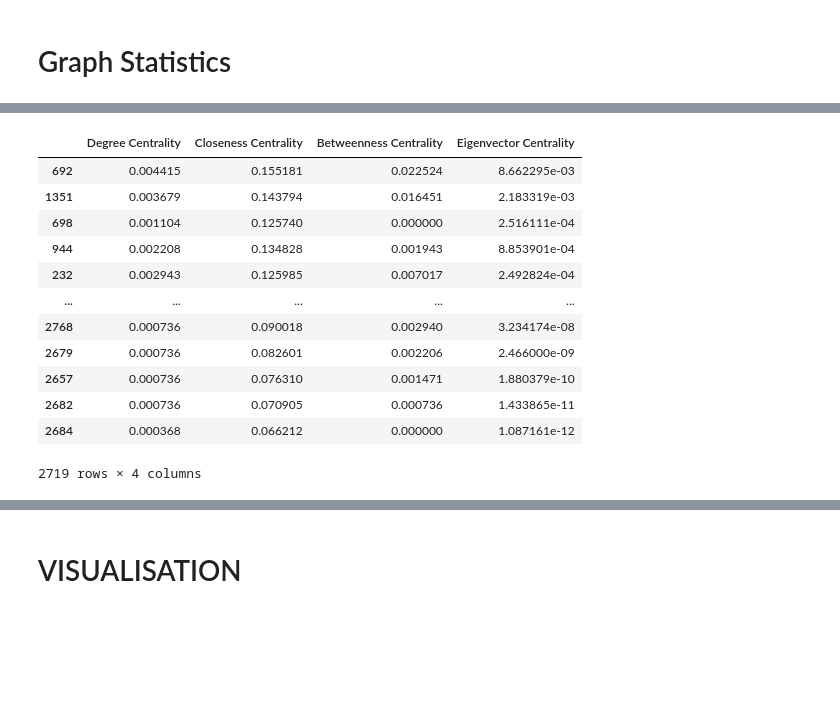
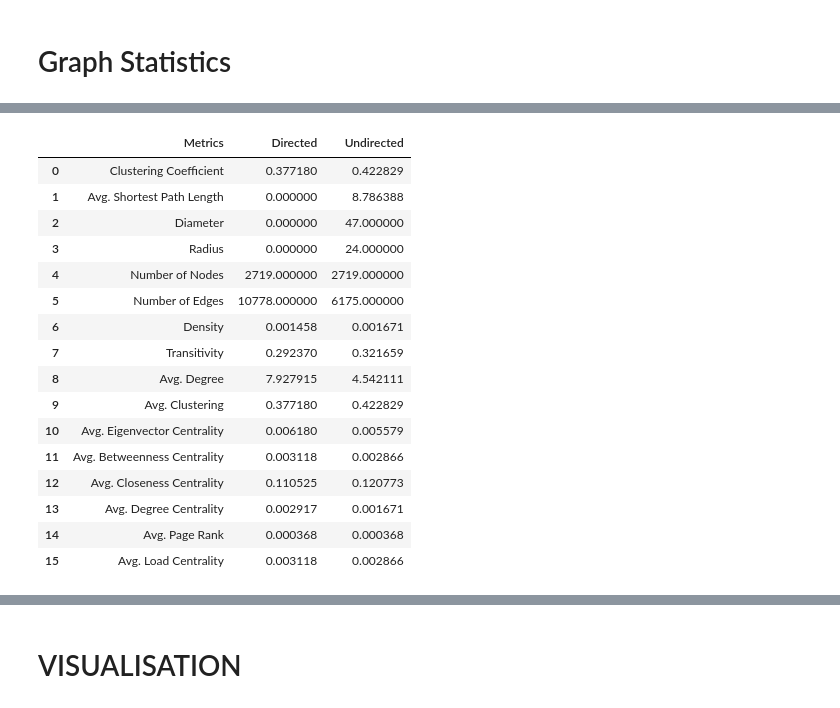
Before and after one commit to airscholar/AlphaTeam, a Jupyter notebook: analysis/Rail.ipynb, the cells around one changed output, grey strips where cells are left out. Saved outputs shown, nothing was run; the diff lists cells and outputs as text; code cells hidden in the pictures; blank space fills up the shorter version.

```diff
--- a/analysis/Rail.ipynb
+++ b/analysis/Rail.ipynb
@@ -128,16 +9,21 @@ stats.columns = ['Degree Centrality', 'Closeness Centrality', 'Betweenness Centr
-# %%
-stats
-# %% [output]
-|  | Degree Centrality | Closeness Centrality | Betweenness Centrality | Eigenvector Centrality |
-| 692 | 0.004415 | 0.155181 | 0.022524 | 8.662295e-03 |
-| 1351 | 0.003679 | 0.143794 | 0.016451 | 2.183319e-03 |
-| 698 | 0.001104 | 0.125740 | 0.000000 | 2.516111e-04 |
-| 944 | 0.002208 | 0.134828 | 0.001943 | 8.853901e-04 |
-| 232 | 0.002943 | 0.125985 | 0.007017 | 2.492824e-04 |
-| ... | ... | ... | ... | ... |
-| 2768 | 0.000736 | 0.090018 | 0.002940 | 3.234174e-08 |
-| 2679 | 0.000736 | 0.082601 | 0.002206 | 2.466000e-09 |
-| 2657 | 0.000736 | 0.076310 | 0.001471 | 1.880379e-10 |
-| 2682 | 0.000736 | 0.070905 | 0.000736 | 1.433865e-11 |
-| 2684 | 0.000368 | 0.066212 | 0.000000 | 1.087161e-12 |
-2719 rows × 4 columns
+# %%
+global_metrics = compute_global_metrics(networkx)
+global_metrics
+# %% [output]
+|  | Metrics | Directed | Undirected |
+| 0 | Clustering Coefficient | 0.377180 | 0.422829 |
+| 1 | Avg. Shortest Path Length | 0.000000 | 8.786388 |
+| 2 | Diameter | 0.000000 | 47.000000 |
+| 3 | Radius | 0.000000 | 24.000000 |
+| 4 | Number of Nodes | 2719.000000 | 2719.000000 |
+| 5 | Number of Edges | 10778.000000 | 6175.000000 |
+| 6 | Density | 0.001458 | 0.001671 |
+| 7 | Transitivity | 0.292370 | 0.321659 |
+| 8 | Avg. Degree | 7.927915 | 4.542111 |
+| 9 | Avg. Clustering | 0.377180 | 0.422829 |
+| 10 | Avg. Eigenvector Centrality | 0.006180 | 0.005579 |
+| 11 | Avg. Betweenness Centrality | 0.003118 | 0.002866 |
+| 12 | Avg. Closeness Centrality | 0.110525 | 0.120773 |
+| 13 | Avg. Degree Centrality | 0.002917 | 0.001671 |
+| 14 | Avg. Page Rank | 0.000368 | 0.000368 |
+| 15 | Avg. Load Centrality | 0.003118 | 0.002866 |
```
Also changed, not shown: parts of 15 cells of this notebook, 6 other files.
